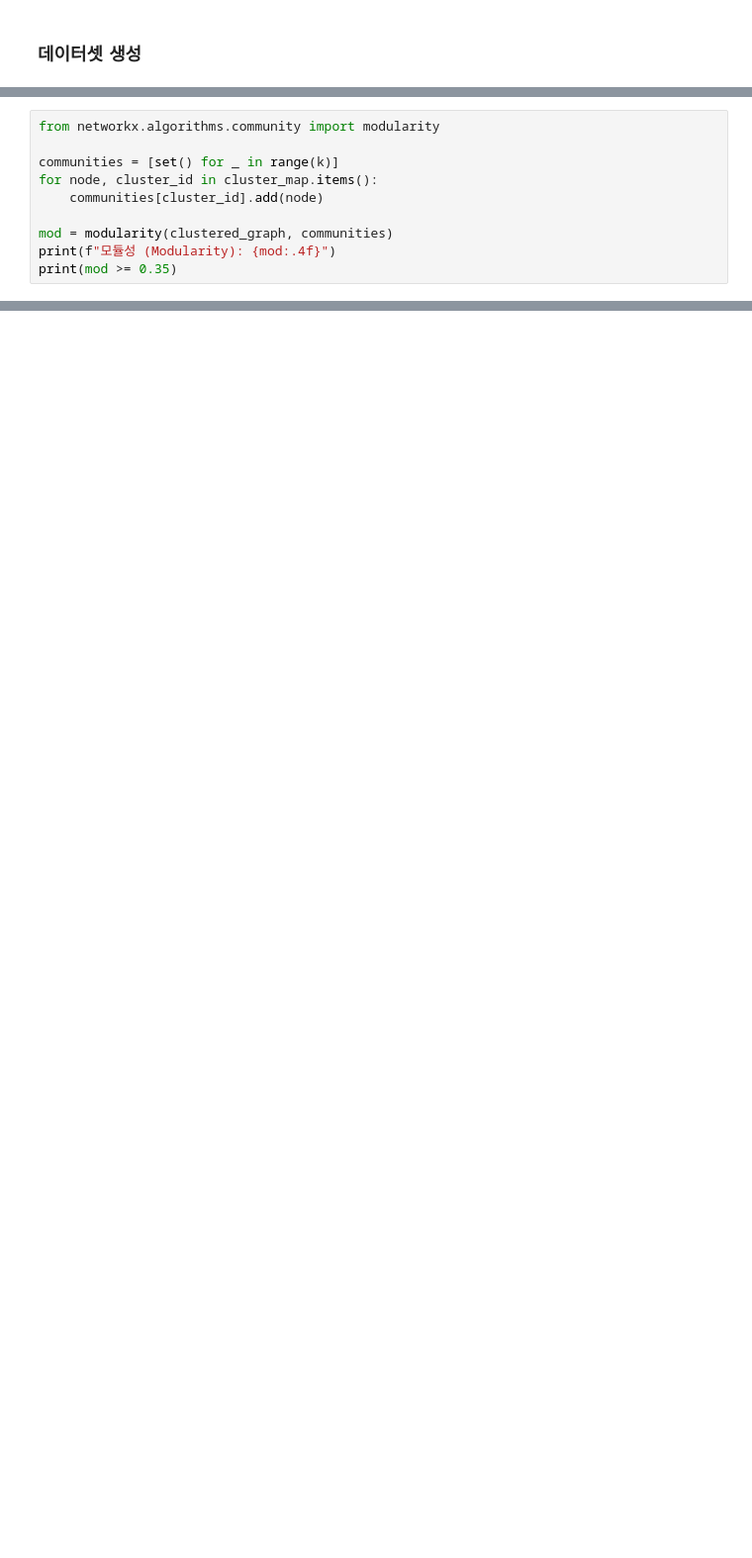
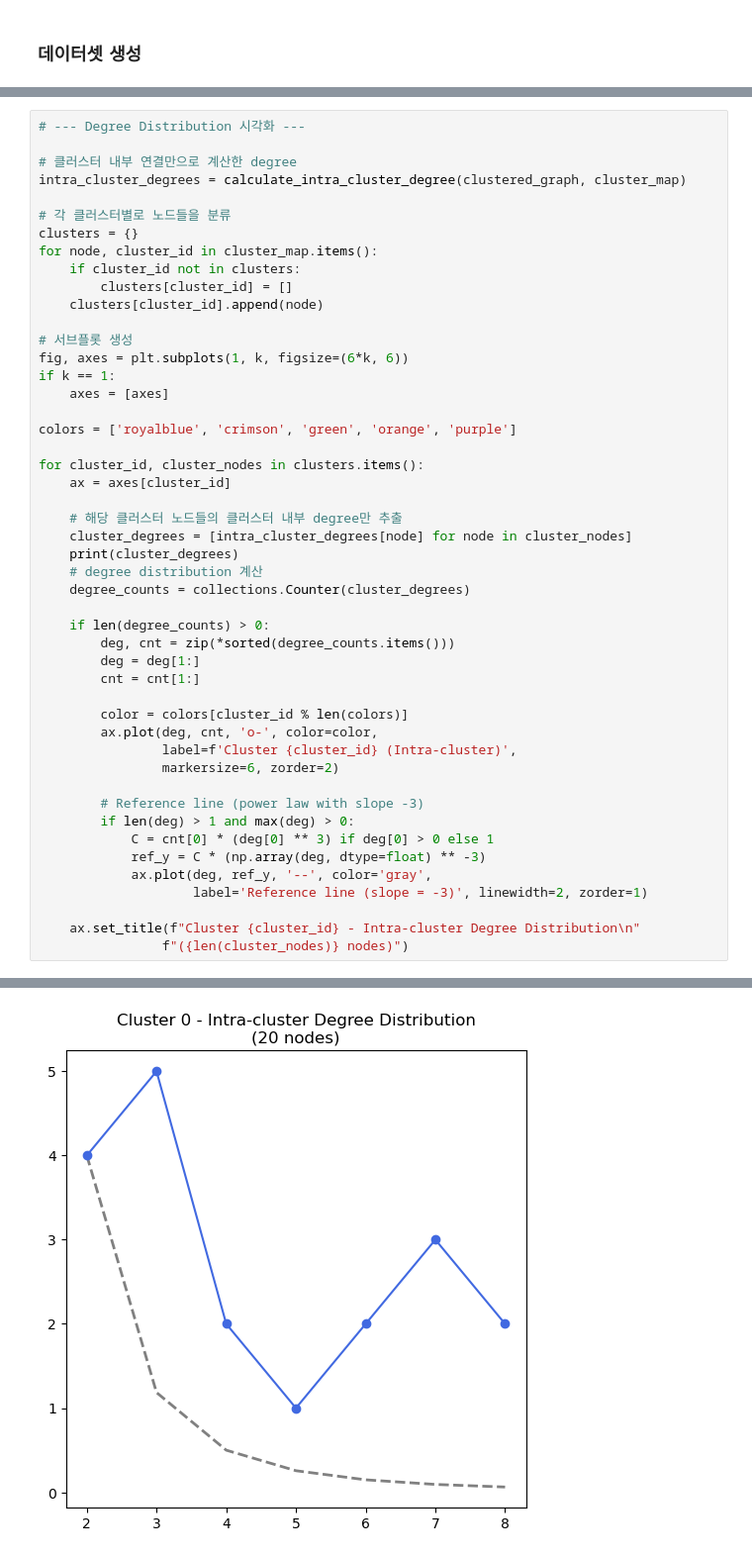
Before and after one commit to eunoiahyunseo/KAIST-2025-S, a Jupyter notebook: discrete_data_gen/graph_demo.ipynb, the cells around one changed output, grey strips where cells are left out. Shown at 99% size. Drawn from its saved outputs; the diff is of its cells as text; blank space fills up the shorter version.

```diff
--- a/discrete_data_gen/graph_demo.ipynb
+++ b/discrete_data_gen/graph_demo.ipynb
@@ -748,10 +649,0 @@ array([[0, 0, 0, 3, 0, 0, 0, 0, 0, 0, 1, 0, 0, 0, 0, 0, 0, 1, 2, 0],
-# %%
-from networkx.algorithms.community import modularity
-
-communities = [set() for _ in range(k)]
-for node, cluster_id in cluster_map.items():
-    communities[cluster_id].add(node)
-
-mod = modularity(clustered_graph, communities)
-print(f"모듈성 (Modularity): {mod:.4f}")
-print(mod >= 0.35)
@@ -759,0 +650,49 @@ print(mod >= 0.35)
+# %%
+# --- Degree Distribution 시각화 ---
+
+# 클러스터 내부 연결만으로 계산한 degree
+intra_cluster_degrees = calculate_intra_cluster_degree(clustered_graph, cluster_map)
+
+# 각 클러스터별로 노드들을 분류
+clusters = {}
+for node, cluster_id in cluster_map.items():
+    if cluster_id not in clusters:
+        clusters[cluster_id] = []
+    clusters[cluster_id].append(node)
+
+# 서브플롯 생성
+fig, axes = plt.subplots(1, k, figsize=(6*k, 6))
+if k == 1:
+    axes = [axes]
+
+colors = ['royalblue', 'crimson', 'green', 'orange', 'purple']
+
+for cluster_id, cluster_nodes in clusters.items():
+    ax = axes[cluster_id]
+
+    # 해당 클러스터 노드들의 클러스터 내부 degree만 추출
+    cluster_degrees = [intra_cluster_degrees[node] for node in cluster_nodes]
+    print(cluster_degrees)
+    # degree distribution 계산
+    degree_counts = collections.Counter(cluster_degrees)
+
+    if len(degree_counts) > 0:
+        deg, cnt = zip(*sorted(degree_counts.items()))
+        deg = deg[1:]
+        cnt = cnt[1:]
+
+        color = colors[cluster_id % len(colors)]
+        ax.plot(deg, cnt, 'o-', color=color,
+                label=f'Cluster {cluster_id} (Intra-cluster)',
+                markersize=6, zorder=2)
+
+        # Reference line (power law with slope -3)
+        if len(deg) > 1 and max(deg) > 0:
+            C = cnt[0] * (deg[0] ** 3) if deg[0] > 0 else 1
+            ref_y = C * (np.array(deg, dtype=float) ** -3)
+            ax.plot(deg, ref_y, '--', color='gray',
+                    label='Reference line (slope = -3)', linewidth=2, zorder=1)
+
+    ax.set_title(f"Cluster {cluster_id} - Intra-cluster Degree Distribution\n"
+                f"({len(cluster_nodes)} nodes)")
+# %% [output]
@@ -759,0 +700 @@ print(mod >= 0.35)
+[figure, added]
```
Also changed, not shown: parts of 21 cells of this notebook, 11 other files.
